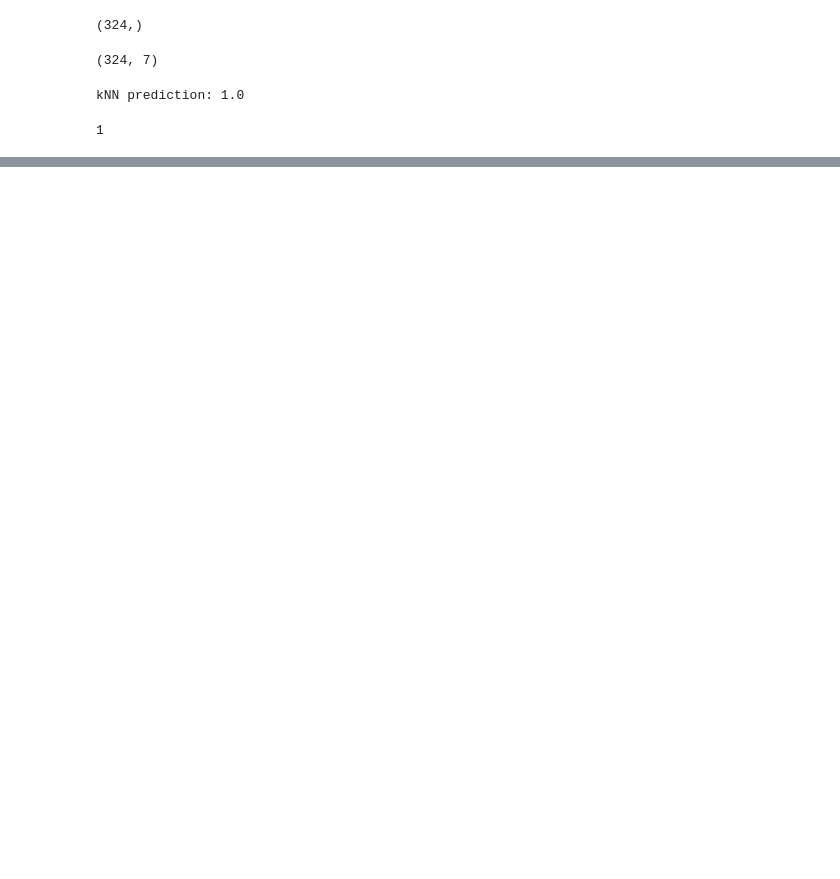
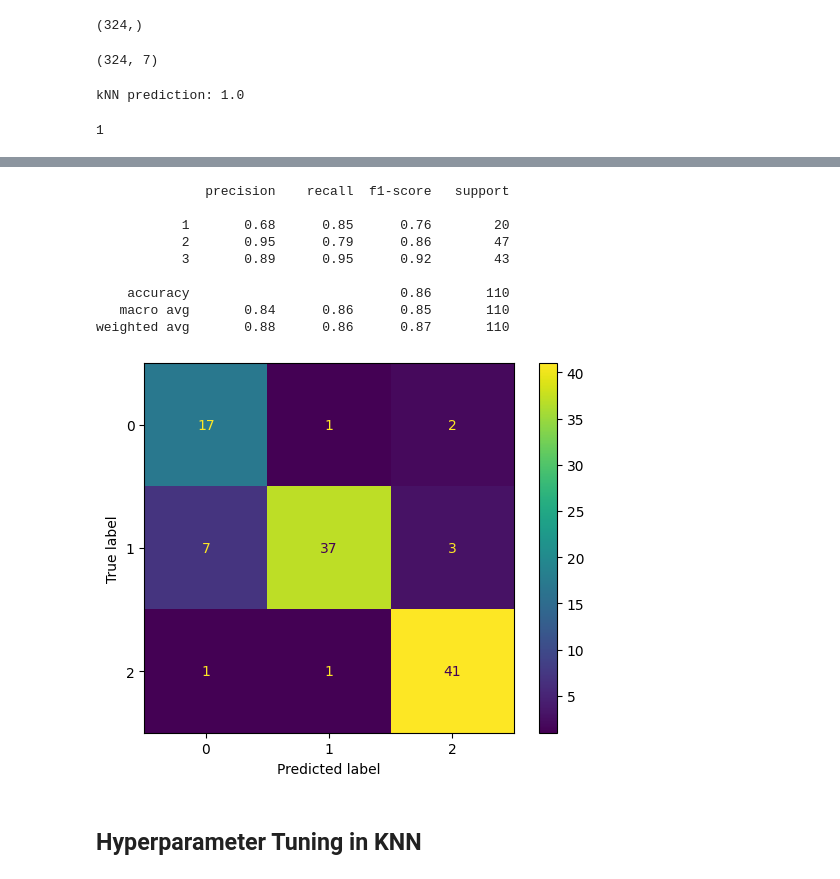
Before and after one commit to piyush1856/machine-learning-algorithms, a Jupyter notebook: 09_knn/knn_class_notes.ipynb, the cells around one changed output, grey strips where cells are left out. Cells and saved outputs as stored; diff of their text form; code cells hidden in the pictures; blank space fills up the shorter version.

```diff
--- a/09_knn/knn_class_notes.ipynb
+++ b/09_knn/knn_class_notes.ipynb
@@ -205,0 +223,7 @@ ConfusionMatrixDisplay(cm).plot()
+# %%
+from sklearn.model_selection import train_test_split
+import matplotlib.pyplot as plt
+
+X_train_val, X_test, y_train_val, y_test = train_test_split(X,y,test_size=0.25, random_state=42)
+
+X_train, X_val, y_train, y_val = train_test_split(X_train_val,y_train_val,test_size=0.25, random_state=42)
@@ -205,0 +238,19 @@ ConfusionMatrixDisplay(cm).plot()
+# %%
+from imblearn.over_sampling import SMOTE
+
+# Create an instance of SMOTE
+smt = SMOTE()
+
+X_sm, y_sm = smt.fit_resample(X_train, y_train)
+# %%
+from sklearn.preprocessing import StandardScaler
+
+st =  StandardScaler()
+
+X_sm = st.fit_transform(X_sm.values)
+X_val_scaled = st.transform(X_val.values)
+X_test_scaled = st.transform(X_test.values)
+
+y_sm = y_sm.values[:,0]
+y_val = y_val.values[:,0]
+y_test = y_test.values[:,0]
@@ -205,0 +260,4 @@ ConfusionMatrixDisplay(cm).plot()
+# %%
+knn = KNeighborsClassifier(n_neighbors=5,metric='euclidean')
+
+knn.fit(X_sm, y_sm)
@@ -205,0 +285,22 @@ ConfusionMatrixDisplay(cm).plot()
+# %%
+from sklearn.metrics import confusion_matrix
+from sklearn.metrics import ConfusionMatrixDisplay
+y_pred = knn.predict(X_test_scaled)
+
+cm = confusion_matrix(y_test, y_pred)
+
+ConfusionMatrixDisplay(cm).plot()
+print(classification_report(y_test, y_pred))
+# %% [output]
+              precision    recall  f1-score   support
+
+           1       0.68      0.85      0.76        20
+           2       0.95      0.79      0.86        47
+           3       0.89      0.95      0.92        43
+
+    accuracy                           0.86       110
+   macro avg       0.84      0.86      0.85       110
+weighted avg       0.88      0.86      0.87       110
+[figure, added]
+# %% [markdown]
+## Hyperparameter Tuning in KNN
```
Also changed, not shown: parts of 24 cells of this notebook.
